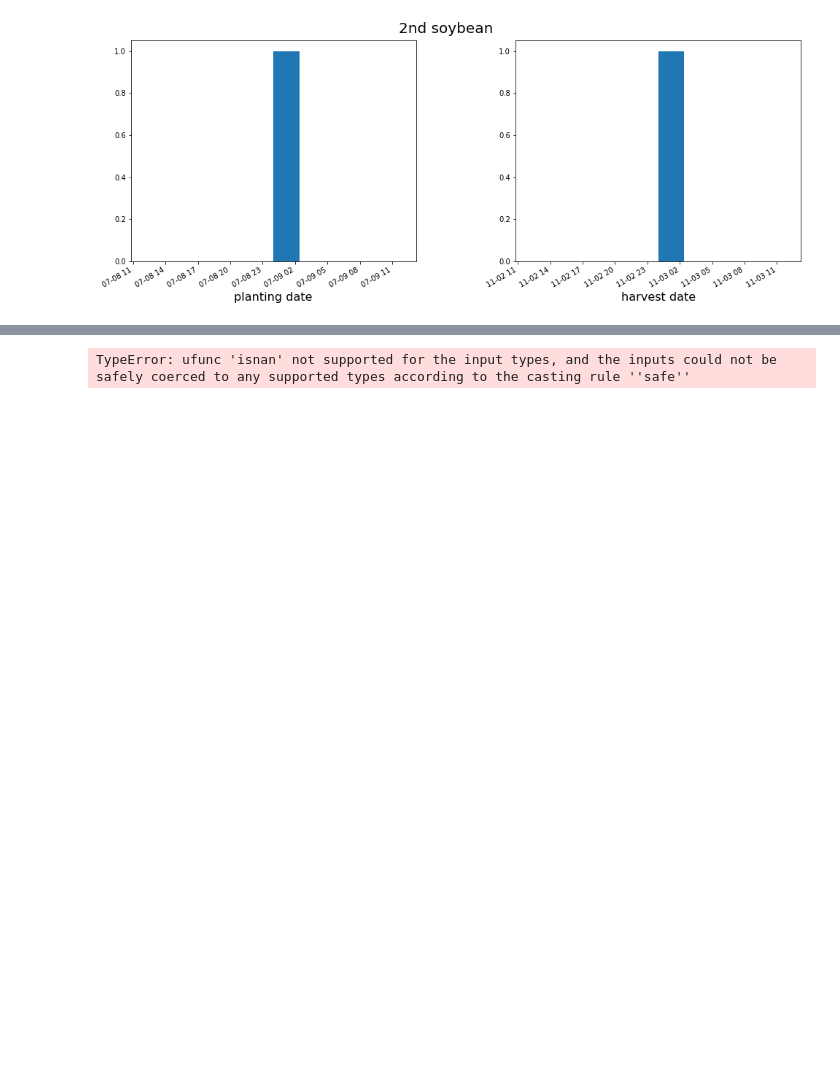
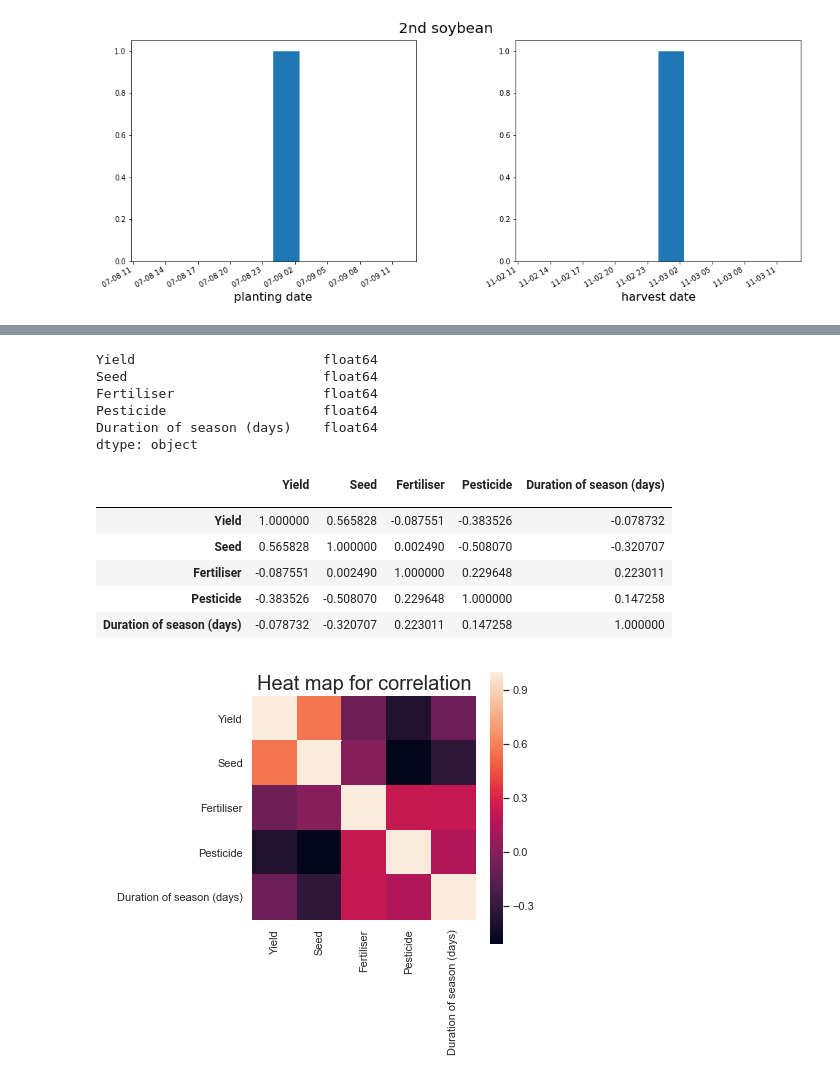
Before and after one commit to AndreaM1996/Project5, a Jupyter notebook: Project5.ipynb, the cells around one changed output, grey strips where cells are left out. Saved outputs shown, nothing was run; the diff lists cells and outputs as text; code cells hidden in the pictures; blank space fills up the shorter version.

Commit message:
corr done

```diff
--- a/Project5.ipynb
+++ b/Project5.ipynb
@@ -199,12 +197,34 @@ def corr(y):
     sigmaCorr = pd.DataFrame(df_dic, columns = columns)
     sigmaCorr = sigmaCorr.set_index(' ')
     sns.set(font_scale=1, rc={"figure.figsize": (5, 5)})
-    sns.heatmap(df, annot=True)
+    sns.heatmap(sigmaCorr, square=True)
     plt.title('Heat map for correlation', fontsize='20')
-    plt.show()
-    return df
+    return sigmaCorr
 # %%
-corr_list = ['Yield','Seed','Fertiliser','Pesticide','Duration of season']
-corr(newd[corr_list])
+corr_list = ['Yield','Seed','Fertiliser','Pesticide','Duration of season (days)']
-# %% [output]
-TypeError: ufunc 'isnan' not supported for the input types, and the inputs could not be safely coerced to any supported types according to the casting rule ''safe''
+# %%
+dfcorr = newd[corr_list]
+for i in corr_list:
+    for j in dfcorr[i].index.values:
+        if dfcorr.loc[j,i] == 0:
+            dfcorr = dfcorr.drop(j,axis=0)
+# %%
+dfcorr.dtypes
+# %% [output]
+Yield                        float64
+Seed                         float64
+Fertiliser                   float64
+Pesticide                    float64
+Duration of season (days)    float64
+dtype: object
+# %%
+corr(dfcorr)
+# %% [output]
+|  | Yield | Seed | Fertiliser | Pesticide | Duration of season (days) |
+|  |  |  |  |  |  |
+| Yield | 1.000000 | 0.565828 | -0.087551 | -0.383526 | -0.078732 |
+| Seed | 0.565828 | 1.000000 | 0.002490 | -0.508070 | -0.320707 |
+| Fertiliser | -0.087551 | 0.002490 | 1.000000 | 0.229648 | 0.223011 |
+| Pesticide | -0.383526 | -0.508070 | 0.229648 | 1.000000 | 0.147258 |
+| Duration of season (days) | -0.078732 | -0.320707 | 0.223011 | 0.147258 | 1.000000 |
+[figure, added]
```
Also changed, not shown: parts of 4 cells of this notebook.
